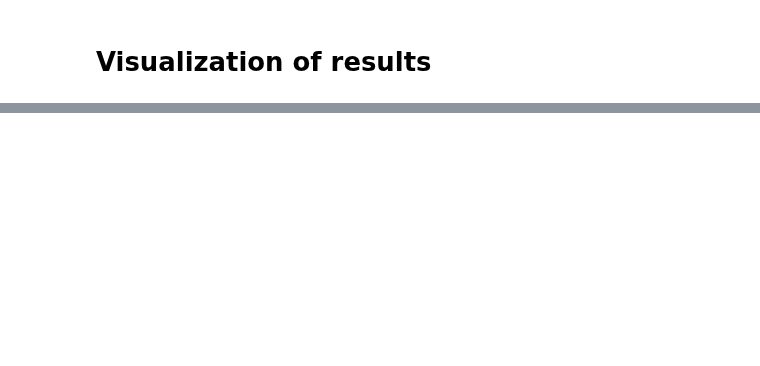
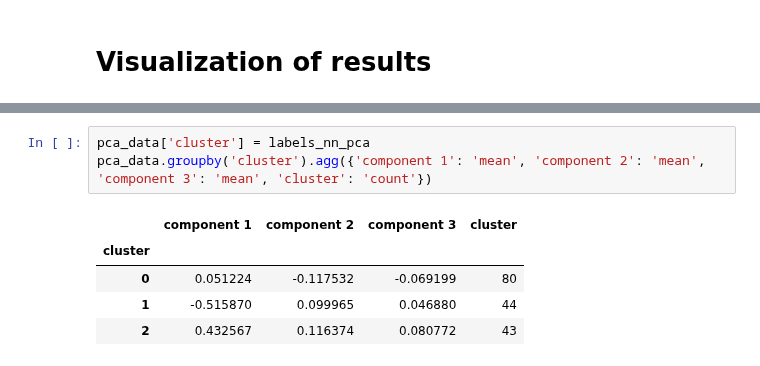
Before and after one commit to zheyanliu99/Unsupervised-Learning-on-Country-Data, a Jupyter notebook: analysis.ipynb, the cells around one changed output, grey strips where cells are left out. Drawn from its saved outputs; the diff is of its cells as text; blank space fills up the shorter version.

```diff
--- a/analysis.ipynb
+++ b/analysis.ipynb
@@ -158,0 +215,9 @@ utils.internalValidation(scaled_df, labels_nn)
+# %%
+pca_data['cluster'] = labels_nn_pca
+pca_data.groupby('cluster').agg({'component 1': 'mean', 'component 2': 'mean', 'component 3': 'mean', 'cluster': 'count'})
+# %% [output]
+|  | component 1 | component 2 | component 3 | cluster |
+| cluster |  |  |  |  |
+| 0 | 0.051224 | -0.117532 | -0.069199 | 80 |
+| 1 | -0.515870 | 0.099965 | 0.046880 | 44 |
+| 2 | 0.432567 | 0.116374 | 0.080772 | 43 |
```
Also changed, not shown: parts of 20 cells of this notebook.
